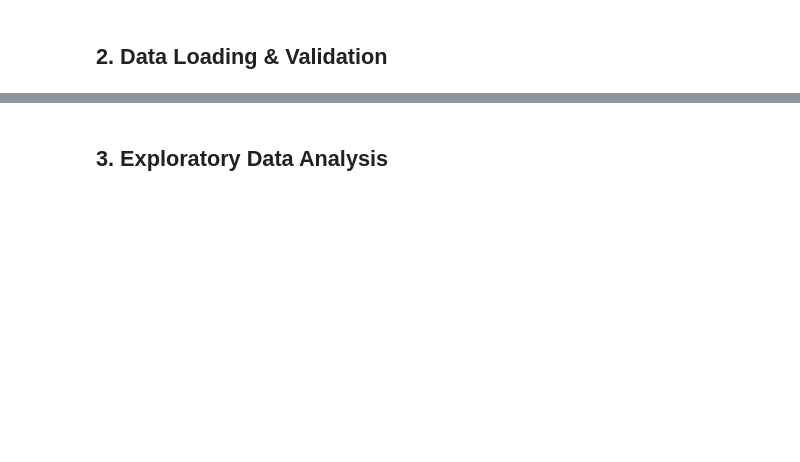
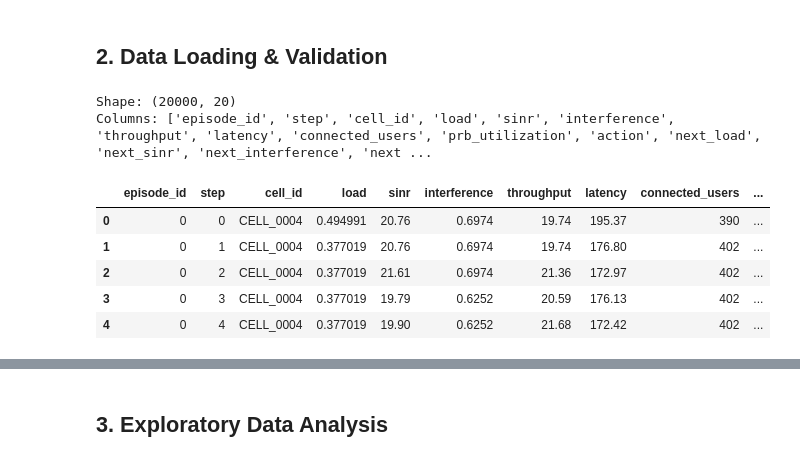
Before and after one commit to adityonugrohoid/telecom-network-optimization, a Jupyter notebook: notebooks/06_network_optimization.ipynb, the cells around one changed output, grey strips where cells are left out. Cells and saved outputs as stored; diff of their text form; code cells hidden in the pictures; blank space fills up the shorter version.

```diff
--- a/notebooks/06_network_optimization.ipynb
+++ b/notebooks/06_network_optimization.ipynb
@@ -36,11 +39,20 @@ print(f"Raw data dir : {DATA_RAW}")
 # %% [markdown]
 ## 2. Data Loading & Validation
 # %%
-df = pd.read_parquet(DATA_RAW / "synthetic_data.parquet")
+df = pd.read_parquet(DATA_RAW / "network_optimization.parquet")
 
 print(f"Shape: {df.shape}")
 print(f"Columns: {list(df.columns)}")
 df.head()
+# %% [output]
+Shape: (20000, 20)
+Columns: ['episode_id', 'step', 'cell_id', 'load', 'sinr', 'interference', 'throughput', 'latency', 'connected_users', 'prb_utilization', 'action', 'next_load', 'next_sinr', 'next_interference', 'next ...
+|  | episode_id | step | cell_id | load | sinr | interference | throughput | latency | connected_users | ... |
+| 0 | 0 | 0 | CELL_0004 | 0.494991 | 20.76 | 0.6974 | 19.74 | 195.37 | 390 | ... |
+| 1 | 0 | 1 | CELL_0004 | 0.377019 | 20.76 | 0.6974 | 19.74 | 176.80 | 402 | ... |
+| 2 | 0 | 2 | CELL_0004 | 0.377019 | 21.61 | 0.6974 | 21.36 | 172.97 | 402 | ... |
+| 3 | 0 | 3 | CELL_0004 | 0.377019 | 19.79 | 0.6252 | 20.59 | 176.13 | 402 | ... |
+| 4 | 0 | 4 | CELL_0004 | 0.377019 | 19.90 | 0.6252 | 21.68 | 172.42 | 402 | ... |
 # %%
 # Action distribution
 print("Action distribution:")
```
Also changed, not shown: parts of 24 cells of this notebook, 2 other files.
